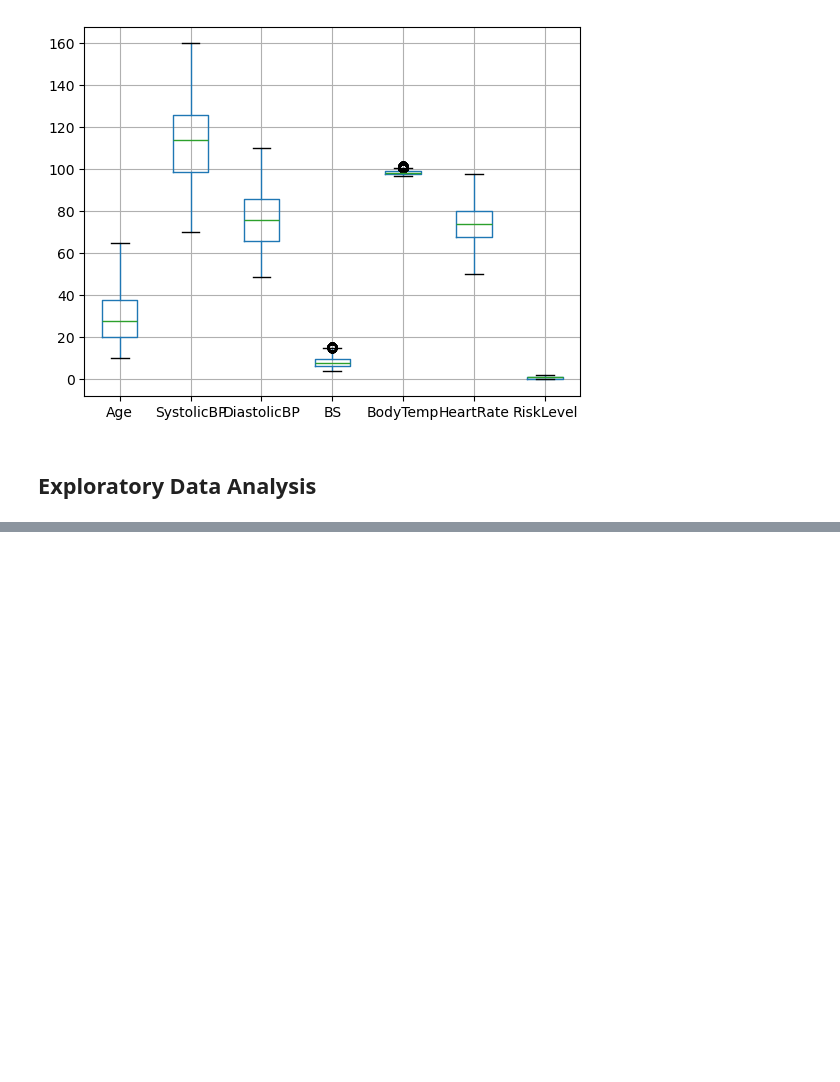
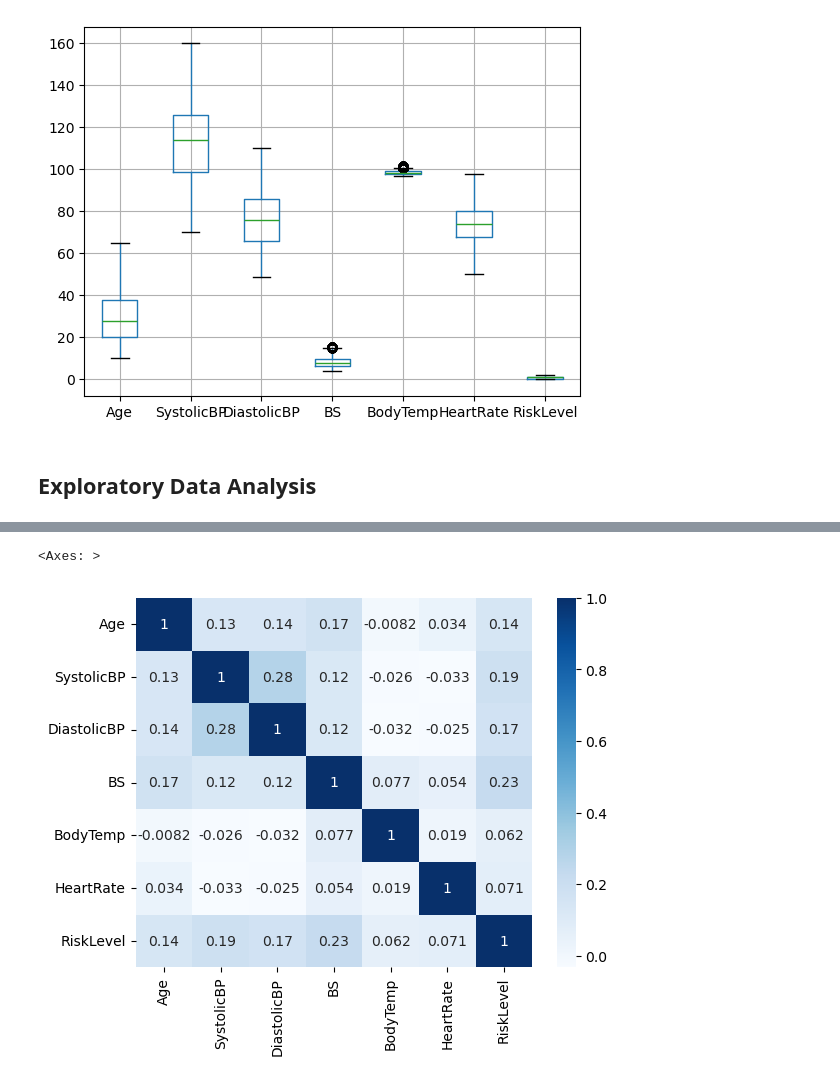
Before and after one commit to Precipitation-Rain/MaaSuraksha, a Jupyter notebook: code.ipynb, the cells around one changed output, grey strips where cells are left out. Saved outputs shown, nothing was run; the diff lists cells and outputs as text; code cells hidden in the pictures; blank space fills up the shorter version.

```diff
--- a/code.ipynb
+++ b/code.ipynb
@@ -296,0 +321,5 @@ df.boxplot()
+# %%
+sns.heatmap(df.corr() , annot=True , cmap='Blues')
+# %% [output]
+<Axes: >
+[figure, added]
```
Also changed, not shown: parts of 39 cells of this notebook, 7 other files.
